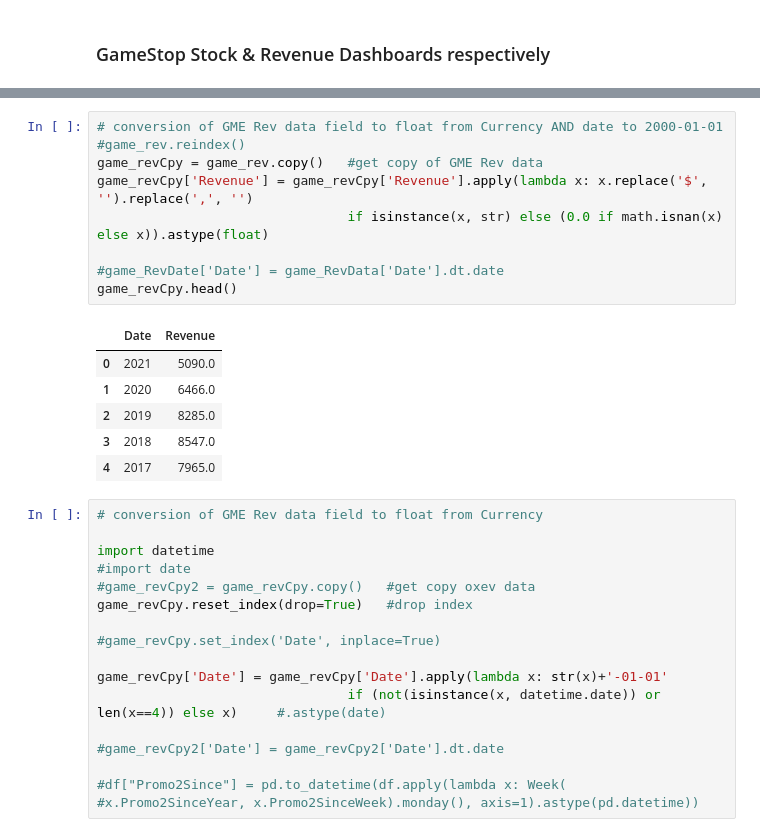
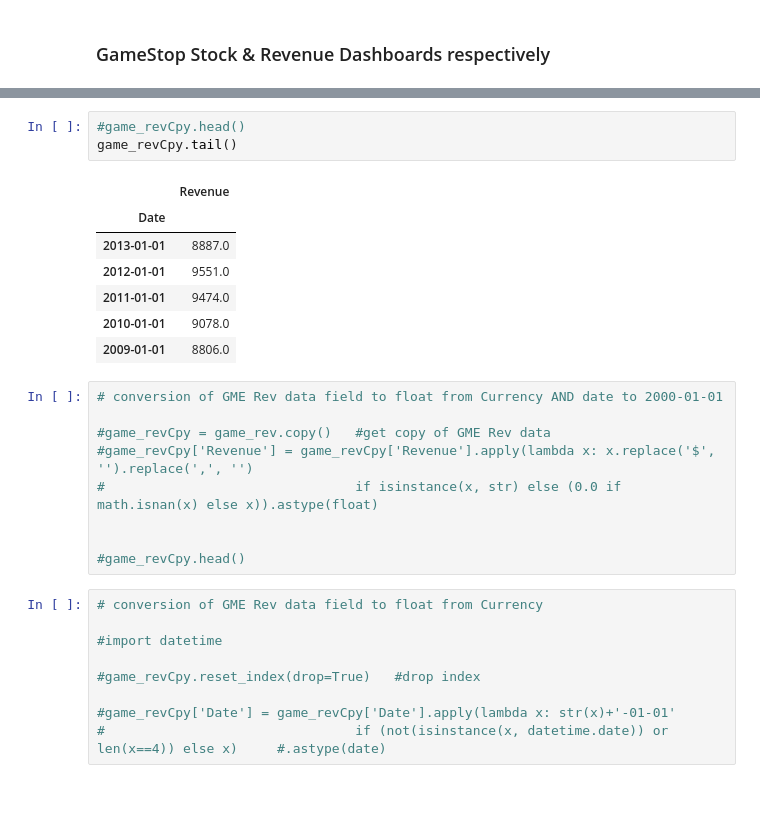
Before and after one commit to bahamalytixs/BahamaLytixs, a Jupyter notebook: HRolle_Proj_Python_Jupyter_Notebook2X.ipynb, the cells around one changed output, grey strips where cells are left out. Cells and saved outputs as stored; diff of their text form; blank space fills up the shorter version.

```diff
--- a/HRolle_Proj_Python_Jupyter_Notebook2X.ipynb
+++ b/HRolle_Proj_Python_Jupyter_Notebook2X.ipynb
@@ -457,33 +479,29 @@ game_stck2.head()
+# %%
+#game_revCpy.head()
+game_revCpy.tail()
+# %% [output]
+|  | Revenue |
+| Date |  |
+| 2013-01-01 | 8887.0 |
+| 2012-01-01 | 9551.0 |
+| 2011-01-01 | 9474.0 |
+| 2010-01-01 | 9078.0 |
+| 2009-01-01 | 8806.0 |
 # %%
 # conversion of GME Rev data field to float from Currency AND date to 2000-01-01
-#game_rev.reindex()
-game_revCpy = game_rev.copy()   #get copy of GME Rev data
-game_revCpy['Revenue'] = game_revCpy['Revenue'].apply(lambda x: x.replace('$', '').replace(',', '')
-                                if isinstance(x, str) else (0.0 if math.isnan(x) else x)).astype(float)
 
-#game_RevDate['Date'] = game_RevData['Date'].dt.date
-game_revCpy.head()
+#game_revCpy = game_rev.copy()   #get copy of GME Rev data
+#game_revCpy['Revenue'] = game_revCpy['Revenue'].apply(lambda x: x.replace('$', '').replace(',', '')
+#                                if isinstance(x, str) else (0.0 if math.isnan(x) else x)).astype(float)
+
+
+#game_revCpy.head()
-# %% [output]
-|  | Date | Revenue |
-| 0 | 2021 | 5090.0 |
-| 1 | 2020 | 6466.0 |
-| 2 | 2019 | 8285.0 |
-| 3 | 2018 | 8547.0 |
-| 4 | 2017 | 7965.0 |
 # %%
 # conversion of GME Rev data field to float from Currency
 
-import datetime
-#import date
-#game_revCpy2 = game_revCpy.copy()   #get copy oxev data
-game_revCpy.reset_index(drop=True)   #drop index
+#import datetime
 
-#game_revCpy.set_index('Date', inplace=True)
+#game_revCpy.reset_index(drop=True)   #drop index
 
-game_revCpy['Date'] = game_revCpy['Date'].apply(lambda x: str(x)+'-01-01'
-                                if (not(isinstance(x, datetime.date)) or len(x==4)) else x)     #.astype(date)
-
-#game_revCpy2['Date'] = game_revCpy2['Date'].dt.date
-
-#df["Promo2Since"] = pd.to_datetime(df.apply(lambda x: Week(
-#x.Promo2SinceYear, x.Promo2SinceWeek).monday(), axis=1).astype(pd.datetime))
+#game_revCpy['Date'] = game_revCpy['Date'].apply(lambda x: str(x)+'-01-01'
+#                                if (not(isinstance(x, datetime.date)) or len(x==4)) else x)     #.astype(date)
```
Also changed, not shown: parts of 20 cells of this notebook.
